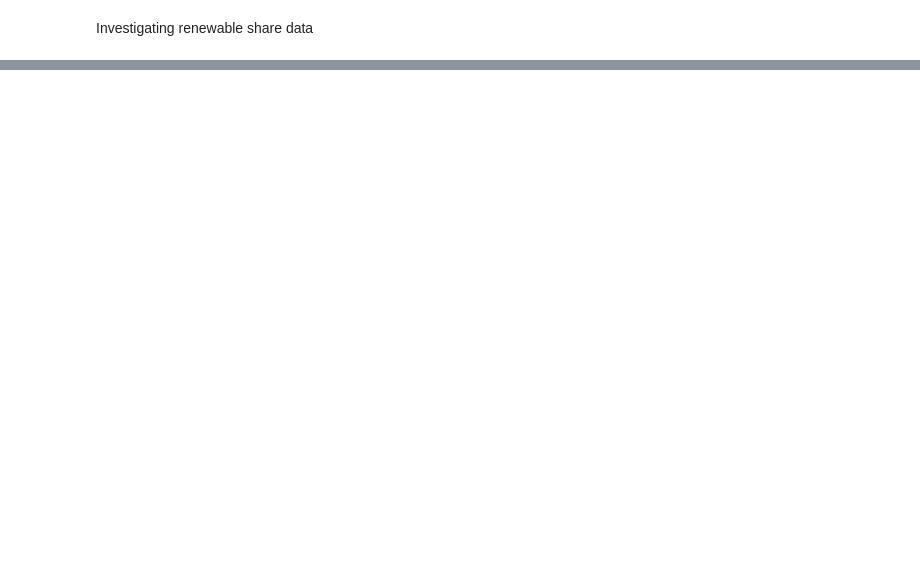
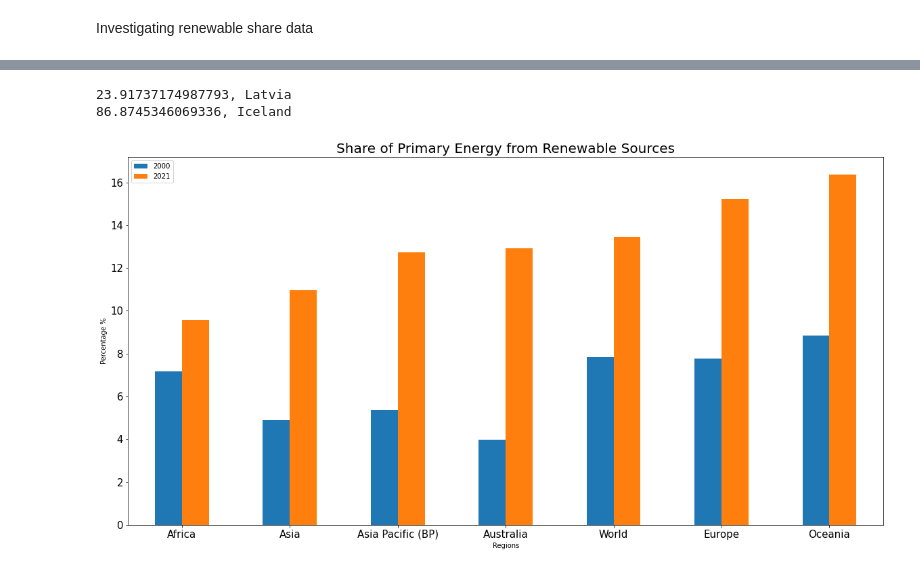
Before and after one commit to aaroln/ev, a Jupyter notebook: presentation.ipynb, the cells around one changed output, grey strips where cells are left out. Drawn from its saved outputs; the diff is of its cells as text; code cells hidden in the pictures; blank space fills up the shorter version.

```diff
--- a/presentation.ipynb
+++ b/presentation.ipynb
@@ -289,6 +289,6 @@ def get_2021(c):
         if share_21.Entity[i] == c:
             a = share_21['Renewables (% equivalent primary energy)'][i]
 
-    r = pd.DataFrame([a], columns=[c])
+    #r = pd.DataFrame([a], columns=[c])
 
-    return r
+    return a
@@ -303,0 +312,14 @@ share_21
+# %%
+k = get_2000('Iceland')
+w = get_2000('World')
+e = get_2000('Europe')
+af = get_2000('Africa')
+a = get_2000('Asia')
+ap = get_2000('Asia Pacific (BP)')
+t = get_2000('Trinidad and Tobago')
+au = get_2000('Australia')
+o = get_2000('Oceania')
+
+to_2000 = [af, a, ap, au, w, e, o]
+
+countries = ['Africa', 'Asia', 'Asia Pacific (BP)', 'Australia', 'World', 'Europe', 'Oceania']
@@ -304,31 +328,55 @@ share_21
 # %%
 ksi = get_2021('Iceland')
 wor = get_2021('World')
-eu = get_2021('Europe')
+eur = get_2021('Europe')
 afr = get_2021('Africa')
 asi = get_2021('Asia')
 asp = get_2021('Asia Pacific (BP)')
 tnt = get_2021('Trinidad and Tobago')
+aus = get_2021('Australia')
+oce = get_2021('Oceania')
 
-to_2021 = pd.concat([ksi, wor, eu, afr, asi, asp, tnt], axis=1)
+to_2021 = [afr, asi, asp, aus, wor, eur, oce]
+
+countries = ['Africa', 'Asia', 'Asia Pacific (BP)', 'Australia', 'World', 'Europe', 'Oceania']
 # %%
-#lowest = 100
-#entity = []
-#for i in share_21.Entity:
-#    r = get_2021(i)
-#    if r < lowest:
-#        lowest = r
-#        entity.append(i)
+lowest = 0
+entity = []
+for i in share_21.Entity:
+    r = get_2021(i)
+    if lowest < r < 25:
+        lowest = r
+        entity.append(i)
 
-#print(f"{lowest}, {entity[-1]}")
+print(f"{lowest}, {entity[-1]}")
 
 
-#highest = 0
-#ent = []
-#for j in share_21.Entity:
-#     k = get_2021(j)
-#     if k > highest:
-#        highest = k
-#        ent.append(j)
+highest = 0
+ent = []
+for j in share_21.Entity:
+     k = get_2021(j)
+     if k > highest:
+        highest = k
+        ent.append(j)
 
-#print(f"{highest}, {ent[-1]}")
+print(f"{highest}, {ent[-1]}")
+# %% [output]
+23.91737174987793, Latvia
+86.8745346069336, Iceland
+# %%
+index = ['Africa', 'Asia', 'Asia Pacific (BP)', 'Australia', 'World', 'Europe', 'Oceania']
+
+comp_00_21 = pd.DataFrame({'2000': to_2000,
+                   '2021': to_2021}, index=index)
+
+ax = comp_00_21.plot.bar(rot=0)
+
+plt.title('Share of Primary Energy from Renewable Sources', fontsize=20)
+
+
+plt.xlabel('Regions', )
+plt.ylabel('Percentage %')
+
+plt.show()
+# %% [output]
+[figure, added]
```
Also changed, not shown: parts of 5 cells of this notebook.
